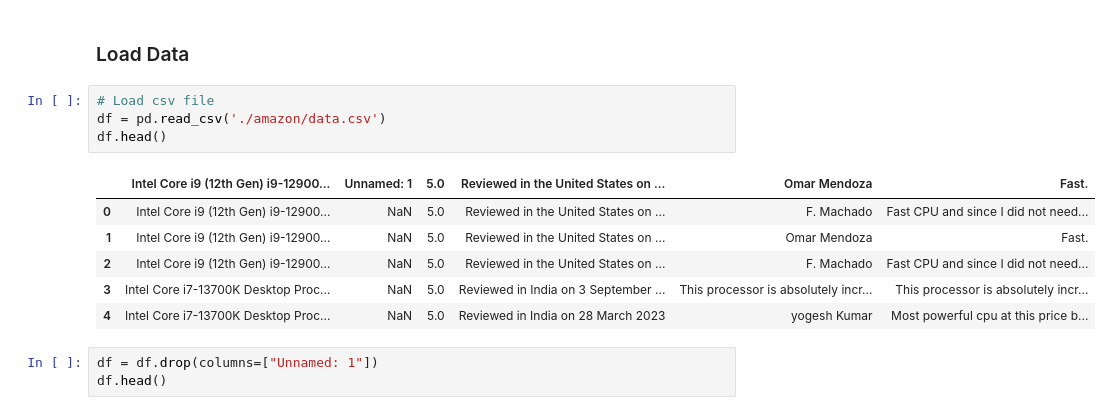
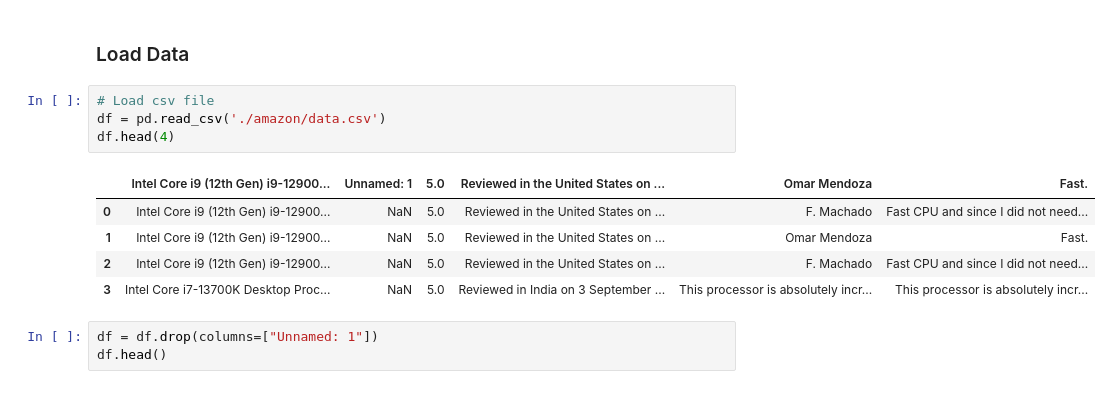
Before and after one commit to GarvBhaskar/Intel-Product-Sentiment-Analysis, a Jupyter notebook: model.ipynb, the cells around one changed output. Cells and saved outputs as stored; diff of their text form.

```diff
--- a/model.ipynb
+++ b/model.ipynb
@@ -54,14 +54,13 @@ from keras.utils import to_categorical
 # %%
 # Load csv file
 df = pd.read_csv('./amazon/data.csv')
-df.head()
+df.head(4)
 # %% [output]
 |  | Intel Core i9 (12th Gen) i9-12900... | Unnamed: 1 | 5.0 | Reviewed in the United States on ... | Omar Mendoza | Fast. |
 | 0 | Intel Core i9 (12th Gen) i9-12900... | NaN | 5.0 | Reviewed in the United States on ... | F. Machado | Fast CPU and since I did not need... |
 | 1 | Intel Core i9 (12th Gen) i9-12900... | NaN | 5.0 | Reviewed in the United States on ... | Omar Mendoza | Fast. |
 | 2 | Intel Core i9 (12th Gen) i9-12900... | NaN | 5.0 | Reviewed in the United States on ... | F. Machado | Fast CPU and since I did not need... |
 | 3 | Intel Core i7-13700K Desktop Proc... | NaN | 5.0 | Reviewed in India on 3 September ... | This processor is absolutely incr... | This processor is absolutely incr... |
-| 4 | Intel Core i7-13700K Desktop Proc... | NaN | 5.0 | Reviewed in India on 28 March 2023 | yogesh Kumar | Most powerful cpu at this price b... |
 # %%
 df = df.drop(columns=["Unnamed: 1"])
 df.head()
```
Also changed, not shown: parts of 30 cells of this notebook.
